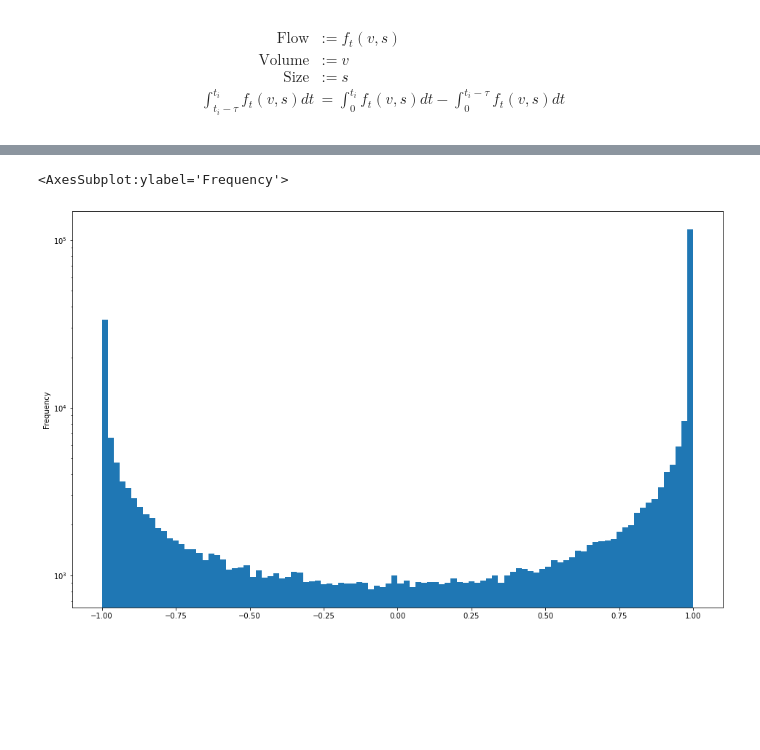
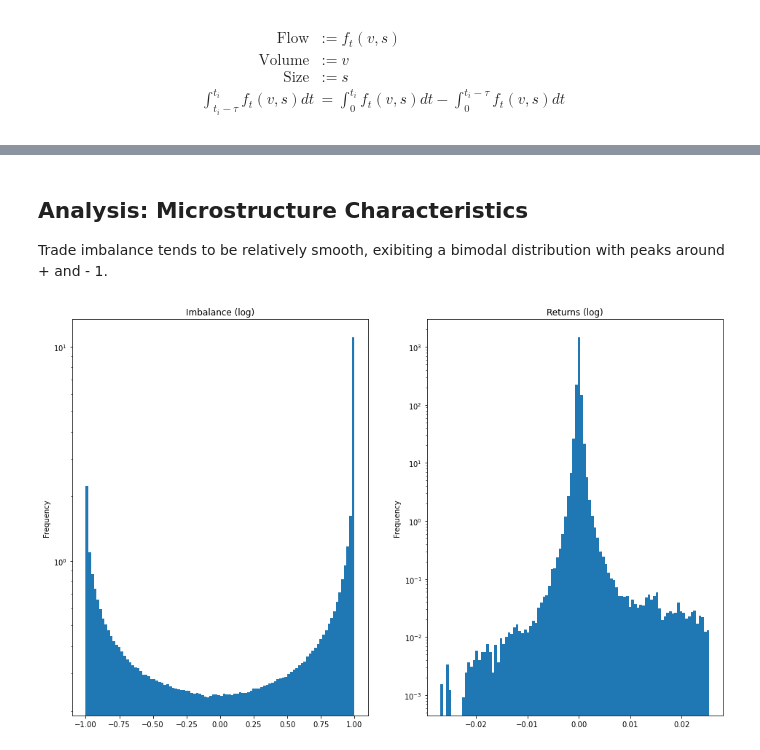
Before and after one commit to philipwlee/regquant, a Jupyter notebook: hw4_flow/hw4_flow_philip_lee_12129240.ipynb, the cells around one changed output, grey strips where cells are left out. Drawn from its saved outputs; the diff is of its cells as text; code cells hidden in the pictures; blank space fills up the shorter version.

Commit message:
final trade flow finished analysis perfected algorithm

```diff
--- a/hw4_flow/hw4_flow_philip_lee_12129240.ipynb
+++ b/hw4_flow/hw4_flow_philip_lee_12129240.ipynb
@@ -203,7 +205,7 @@ def relevant_cols(new, tau, T):
     cut["imb"] = cut["flow"] / cut["vol_b"]
     return cut
 
-df = trades["ETH-USD"]#.iloc[:10,:].copy(deep=True)
+df = trades["BTC-USD"]#.iloc[:10,:].copy(deep=True)
 tau = 2*10**9
 T=2*10**9
 
@@ -211,7 +213,7 @@ back = create_backward(df, tau)
 fwd = create_forward(df, T)
 new = merge_together(df, back, fwd)
 cut = relevant_cols(new, tau, T)
-cut
+cut.head(3)
 # %% [output]
 |  | flow | vol_b | price | price_f | vwap_b | vwap_f | ret | ret_vw | imb |
 | ts |  |  |  |  |  |  |  |  |  |
@@ -230,5 +287,16 @@ cut
+# %% [markdown]
+## Analysis: Microstructure Characteristics
+
+Trade imbalance tends to be relatively smooth, exibiting a bimodal distribution with peaks around + and - 1.
 # %%
-cut["imb"].plot.hist(bins=100, log=True)
+fig, axs = plt.subplots(1,2)
+
+cut["imb"].plot.hist(bins=100, log=True, density=True, ax=axs[0])
+axs[0].set_title("Imbalance (log)")
+
+cut["ret"].plot.hist(bins=100, log=True, density=True, ax=axs[1])
+axs[1].set_title("Returns (log)")
+
+plt.show()
 # %% [output]
-<AxesSubplot:ylabel='Frequency'>
-[figure, old version]
+[figure, new version]
```
Also changed, not shown: parts of 20 cells of this notebook.
